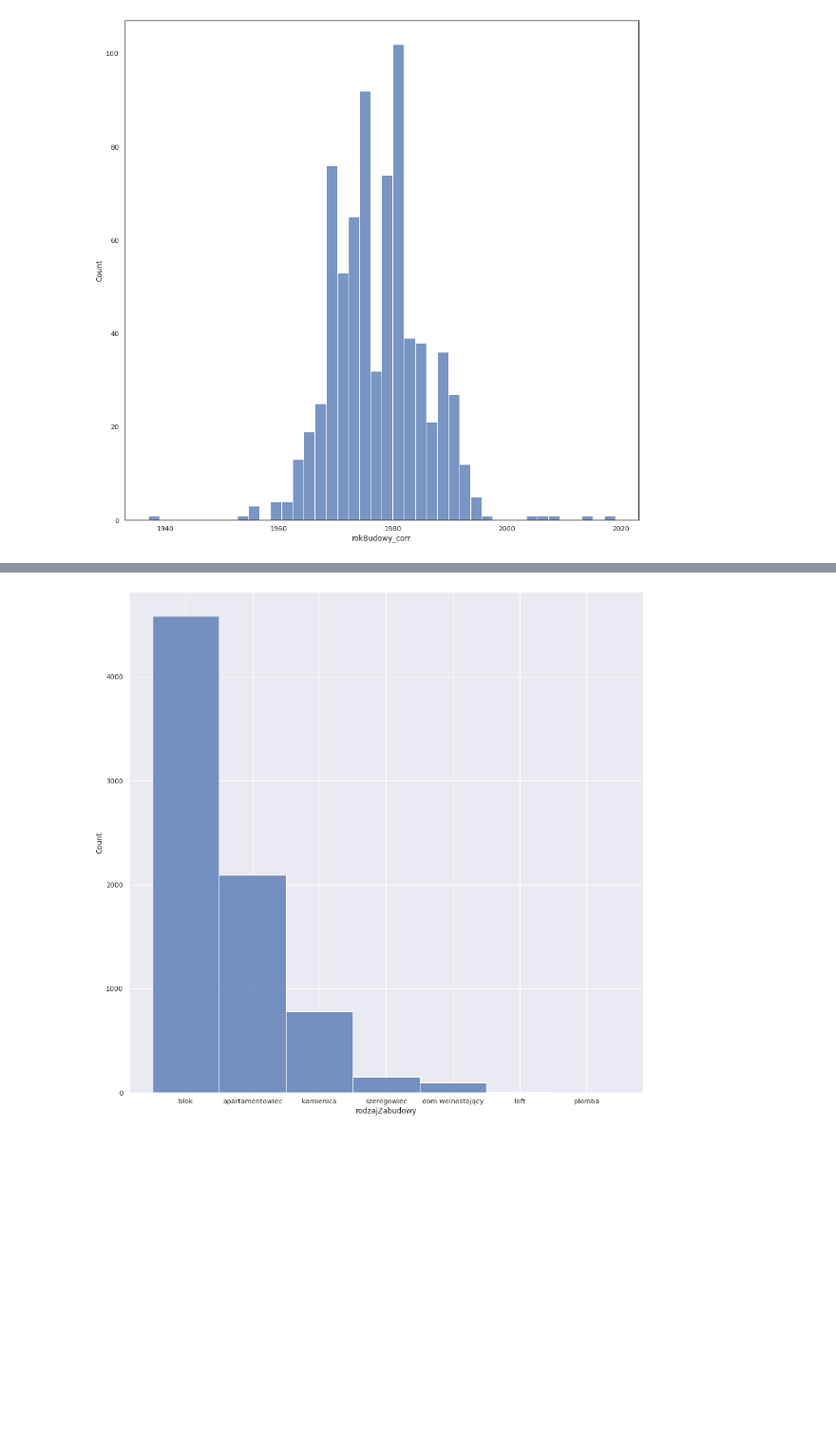
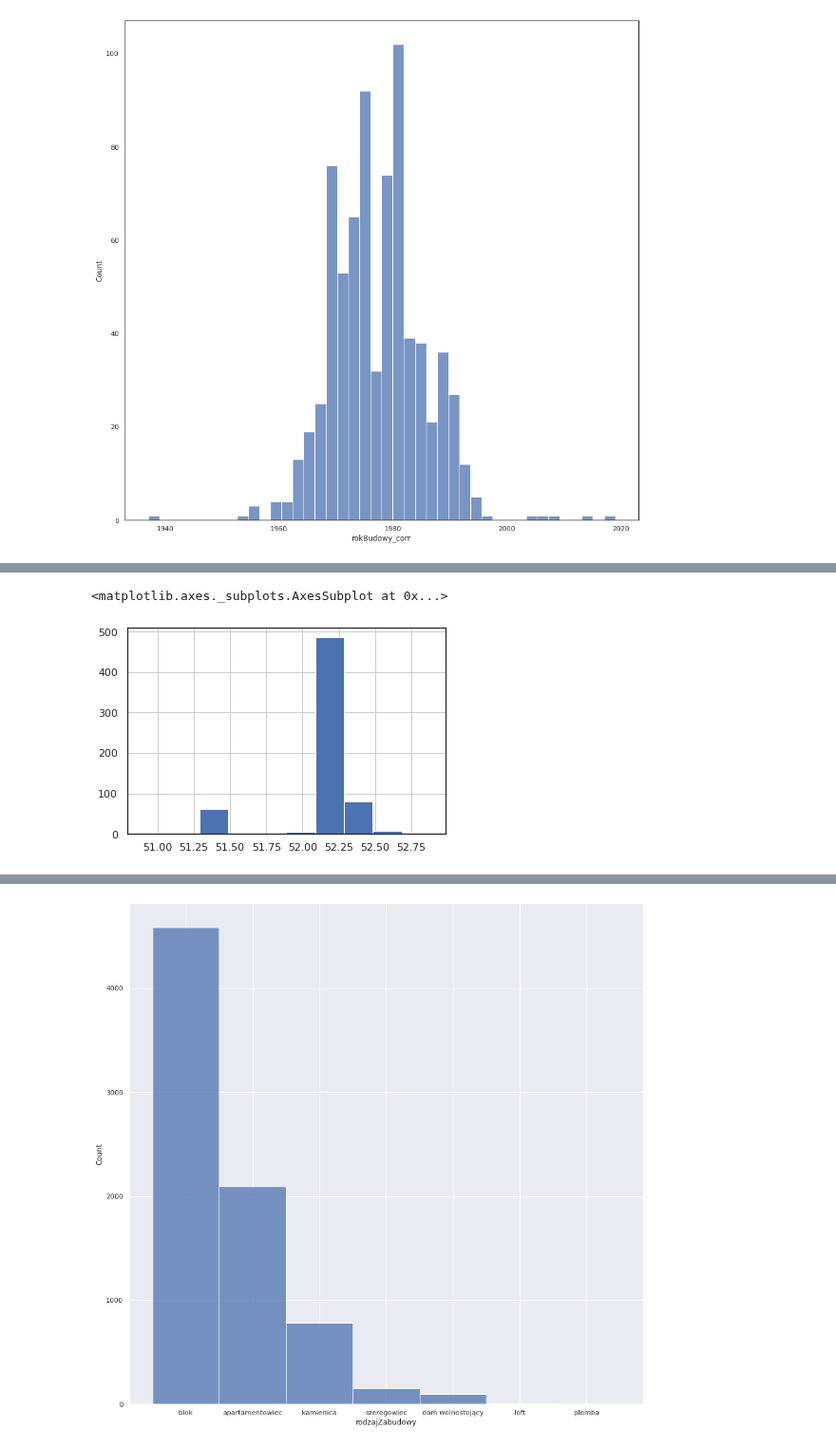
Before and after one commit to KacperGrodecki/Masovian-real-estate, a Jupyter notebook: mazowieckie_colab_rysunki_mieszkania_i_analiza_wczytanie_pliku.ipynb, the cells around one changed output, grey strips where cells are left out. Shown at 95% size. Saved outputs shown, nothing was run; the diff lists cells and outputs as text; code cells hidden in the pictures; blank space fills up the shorter version.

```diff
--- a/mazowieckie_colab_rysunki_mieszkania_i_analiza_wczytanie_pliku.ipynb
+++ b/mazowieckie_colab_rysunki_mieszkania_i_analiza_wczytanie_pliku.ipynb
@@ -145,0 +154,5 @@ ax=sns.histplot(data=final_plots[(final_plots['materialBudynku']=='wielka płyta
+# %%
+plyta.locationY.hist()
+# %% [output]
+<matplotlib.axes._subplots.AxesSubplot at 0x...>
+[figure, added]
```
Also changed, not shown: parts of 19 cells of this notebook.
